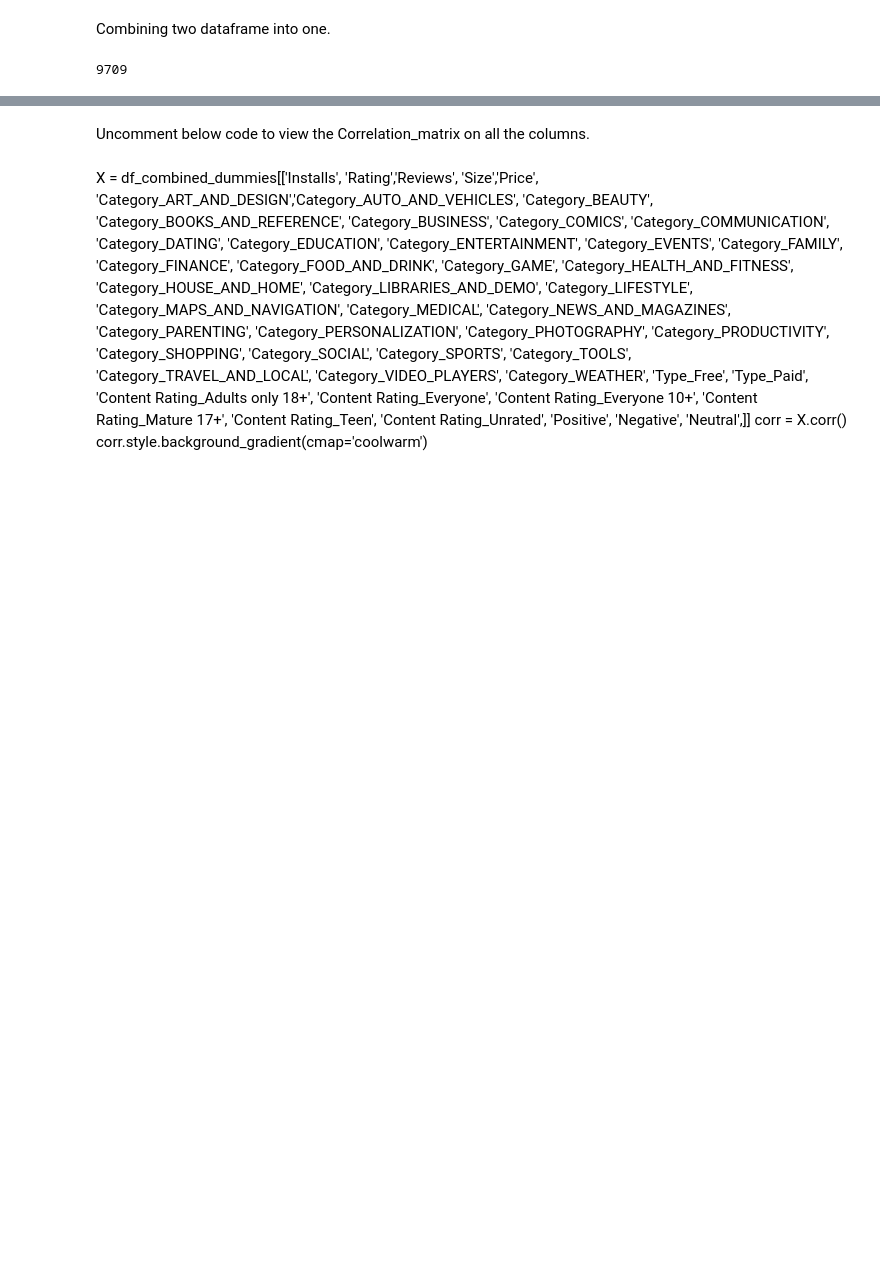
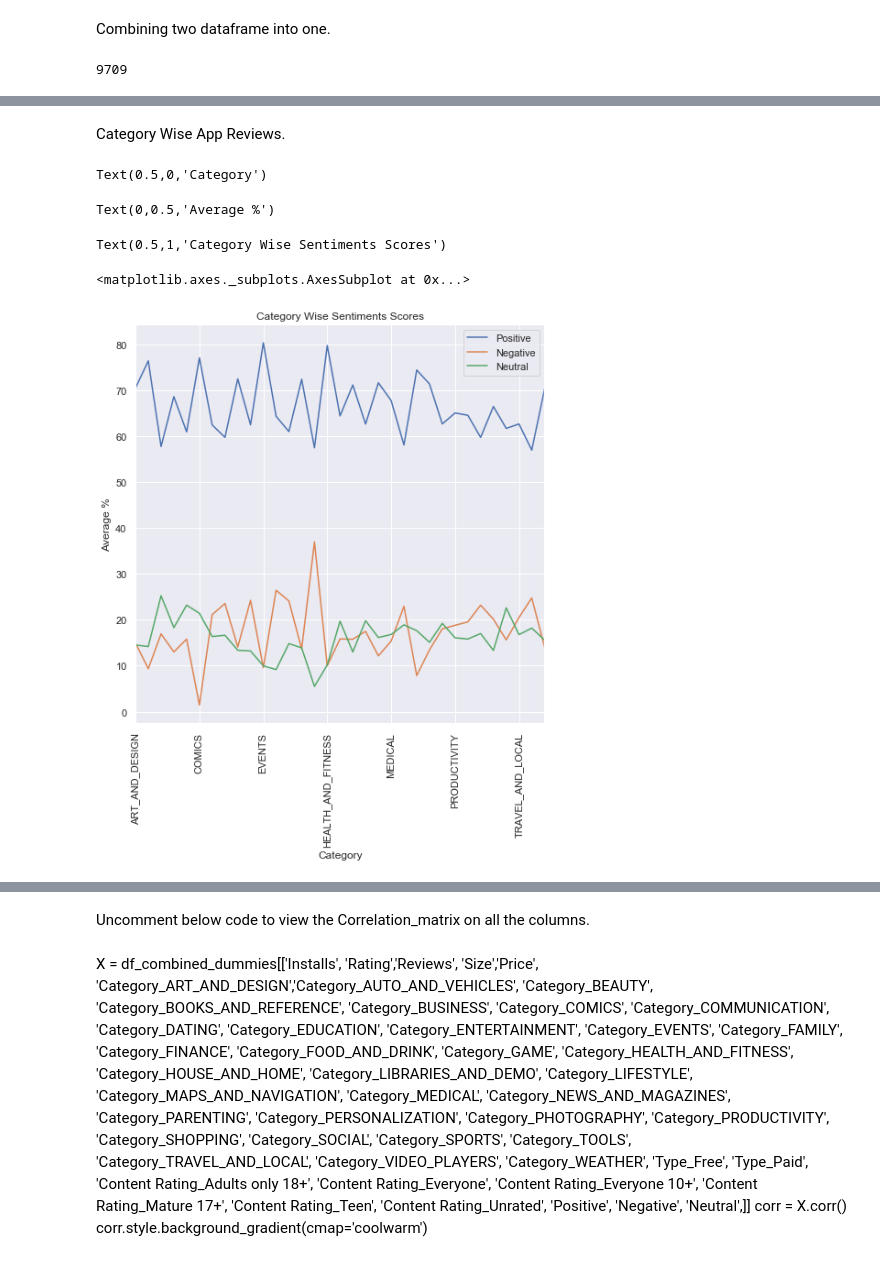
Before and after one commit to kpratikin/Google-App-Store, a Jupyter notebook: Google Play Strore Applications Data.ipynb, the cells around one changed output, grey strips where cells are left out. Cells and saved outputs as stored; diff of their text form; code cells hidden in the pictures; blank space fills up the shorter version.

```diff
--- a/Google Play Strore Applications Data.ipynb
+++ b/Google Play Strore Applications Data.ipynb
@@ -21,5 +21,5 @@ pd.set_option('display.float_format', lambda x: '%.2f' % x)
 # %% [markdown]
 Reading data
 # %%
-df_appinfo = pd.read_csv('E:/Interview Tests/ESPN_take_home/app_info.csv')
+df_appinfo = pd.read_csv('E:/My Work/Data/app_info.csv')
 # %%
@@ -613,3 +641,18 @@ df_combined.head(2)
 |  | App | Category | Rating | Reviews | Size | Installs | Type | Price | Content Rating | Genres | ... |
 | 0 | Photo Editor & Candy Camera & Gri... | ART_AND_DESIGN | 4.10 | 159.00 | 19000000.00 | 10000.00 | Free | 0.00 | Everyone | Art & Design | ... |
 | 1 | Coloring book moana | ART_AND_DESIGN | 3.90 | 967.00 | 14000000.00 | 500000.00 | Free | 0.00 | Everyone | Art & Design;Pretend Play | ... |
+# %% [markdown]
+Category Wise App Reviews.
+# %%
+fig = plt.figure(figsize=(8,8))
+ax= fig.gca()
+ax.set_xlabel('Category')
+ax.set_ylabel('Average %')
+ax.set_title('Category Wise Sentiments Scores')
+df_combined[['Category','Positive','Negative', 'Neutral']].groupby('Category').mean().plot(ax=ax, rot=90)
+# %% [output]
+Text(0.5,0,'Category')
+Text(0,0.5,'Average %')
+Text(0.5,1,'Category Wise Sentiments Scores')
+<matplotlib.axes._subplots.AxesSubplot at 0x...>
+[figure, added]
```
Also changed, not shown: parts of 22 cells of this notebook.
